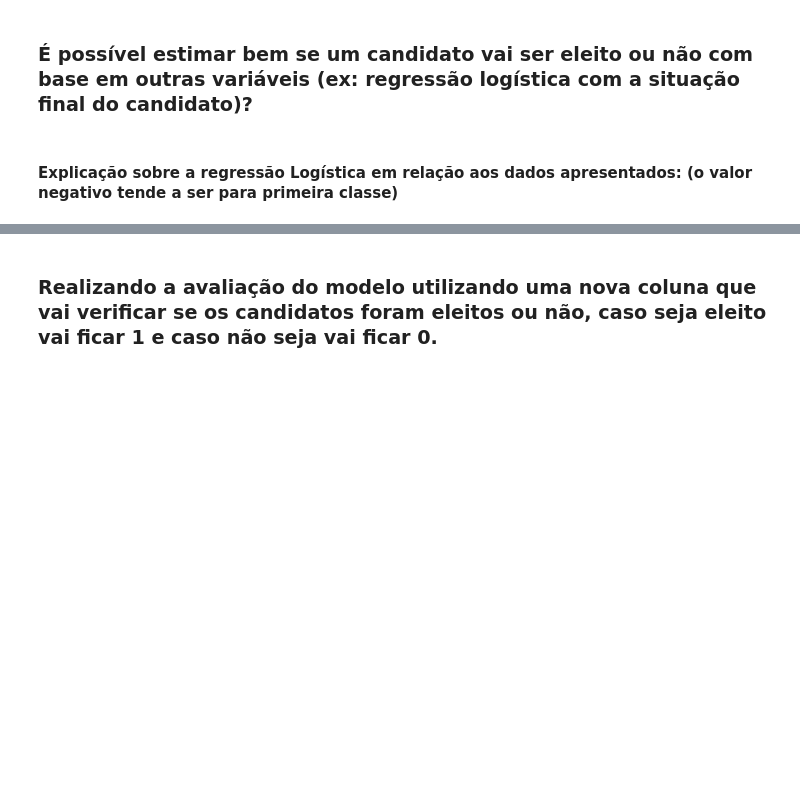
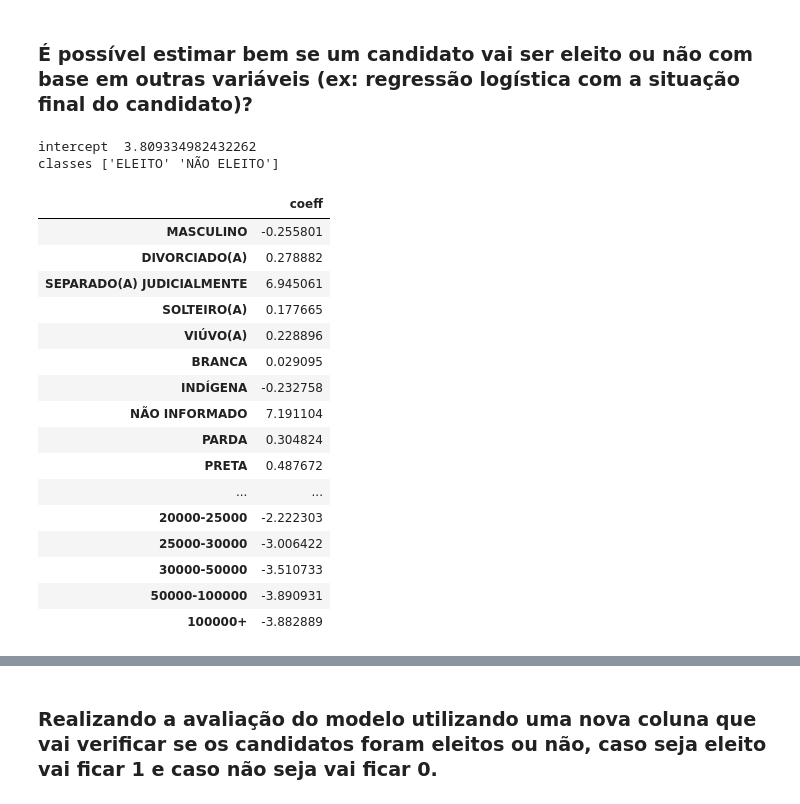
Before and after one commit to Kawhan/final_data_project, a Jupyter notebook: relatorio.ipynb, the cells around one changed output, grey strips where cells are left out. Saved outputs shown, nothing was run; the diff lists cells and outputs as text; code cells hidden in the pictures; blank space fills up the shorter version.

```diff
--- a/relatorio.ipynb
+++ b/relatorio.ipynb
@@ -824,34 +903,52 @@ print(f"Número esperado de votos para um valor de bens do candidato de R$ {valo
 from sklearn.linear_model import LogisticRegression
 
 eleicao_copy = eleicao.copy()
-categorias_interesse = ['ELEITO POR MÉDIA', 'NÃO ELEITO']
+categorias_interesse = ['ELEITO', 'NÃO ELEITO']
 eleicao_copy = eleicao_copy[eleicao_copy['DS_SIT_TOT_TURNO'].isin(categorias_interesse)]
 
 limites = [0, 5000, 10000, 15000, 20000, 25000, 30000, 50000, 100000, np.inf]
 categorias = ['0-5000', '5000-10000', '10000-15000', '15000-20000', '20000-25000', '25000-30000', '30000-50000', '50000-100000', '100000+']
 
 
 eleicao_copy['DS_SIT_TOT_TURNO'] = eleicao_copy['DS_SIT_TOT_TURNO'].astype('category')
-eleicao_copy['DS_SIT_TOT_TURNO'] = eleicao_copy['DS_SIT_TOT_TURNO'].cat.reorder_categories(['ELEITO POR MÉDIA', 'NÃO ELEITO'])
+eleicao_copy['DS_SIT_TOT_TURNO'] = eleicao_copy['DS_SIT_TOT_TURNO'].cat.reorder_categories(['ELEITO', 'NÃO ELEITO'])
 eleicao_copy['DS_GENERO'] = eleicao_copy['DS_GENERO'].astype('category')
 eleicao_copy['DS_ESTADO_CIVIL'] = eleicao_copy['DS_ESTADO_CIVIL'].astype('category')
 eleicao_copy['DS_COR_RACA'] = eleicao_copy['DS_COR_RACA'].astype('category')
 eleicao_copy['VR_RECEITA'] = pd.cut(eleicao_copy['VR_RECEITA'], bins=limites, labels=categorias, right=False).astype('category')
 
 outcome = 'DS_SIT_TOT_TURNO'
 predictors  = ['DS_GENERO', 'DS_ESTADO_CIVIL', 'DS_COR_RACA', 'VR_RECEITA']
 eleicao_copy[[outcome] + predictors]
 
 X = pd.get_dummies(eleicao_copy[predictors], prefix='', prefix_sep='',
                    drop_first=True)
 y = eleicao_copy[outcome]
 
 logit_reg = LogisticRegression(penalty='l2', C=1e42, solver='liblinear')
 logit_reg.fit(X, y)
 
 print('intercept ', logit_reg.intercept_[0])
 print('classes', logit_reg.classes_)
 pd.DataFrame({'coeff': logit_reg.coef_[0]},
              index=X.columns)
+# %% [output]
+intercept  3.809334982432262
+classes ['ELEITO' 'NÃO ELEITO']
+|  | coeff |
+| MASCULINO | -0.255801 |
+| DIVORCIADO(A) | 0.278882 |
+| SEPARADO(A) JUDICIALMENTE | 6.945061 |
+| SOLTEIRO(A) | 0.177665 |
+| VIÚVO(A) | 0.228896 |
+| BRANCA | 0.029095 |
+| INDÍGENA | -0.232758 |
+| NÃO INFORMADO | 7.191104 |
+| PARDA | 0.304824 |
+| PRETA | 0.487672 |
+| ... | ... |
+| 20000-25000 | -2.222303 |
+| 25000-30000 | -3.006422 |
+| 30000-50000 | -3.510733 |
+| 50000-100000 | -3.890931 |
+| 100000+ | -3.882889 |
-# %% [markdown]
-#### Explicação sobre a regressão Logística em relação aos dados apresentados: (o valor negativo tende a ser para primeira classe)
```
Also changed, not shown: parts of 14 cells of this notebook.
